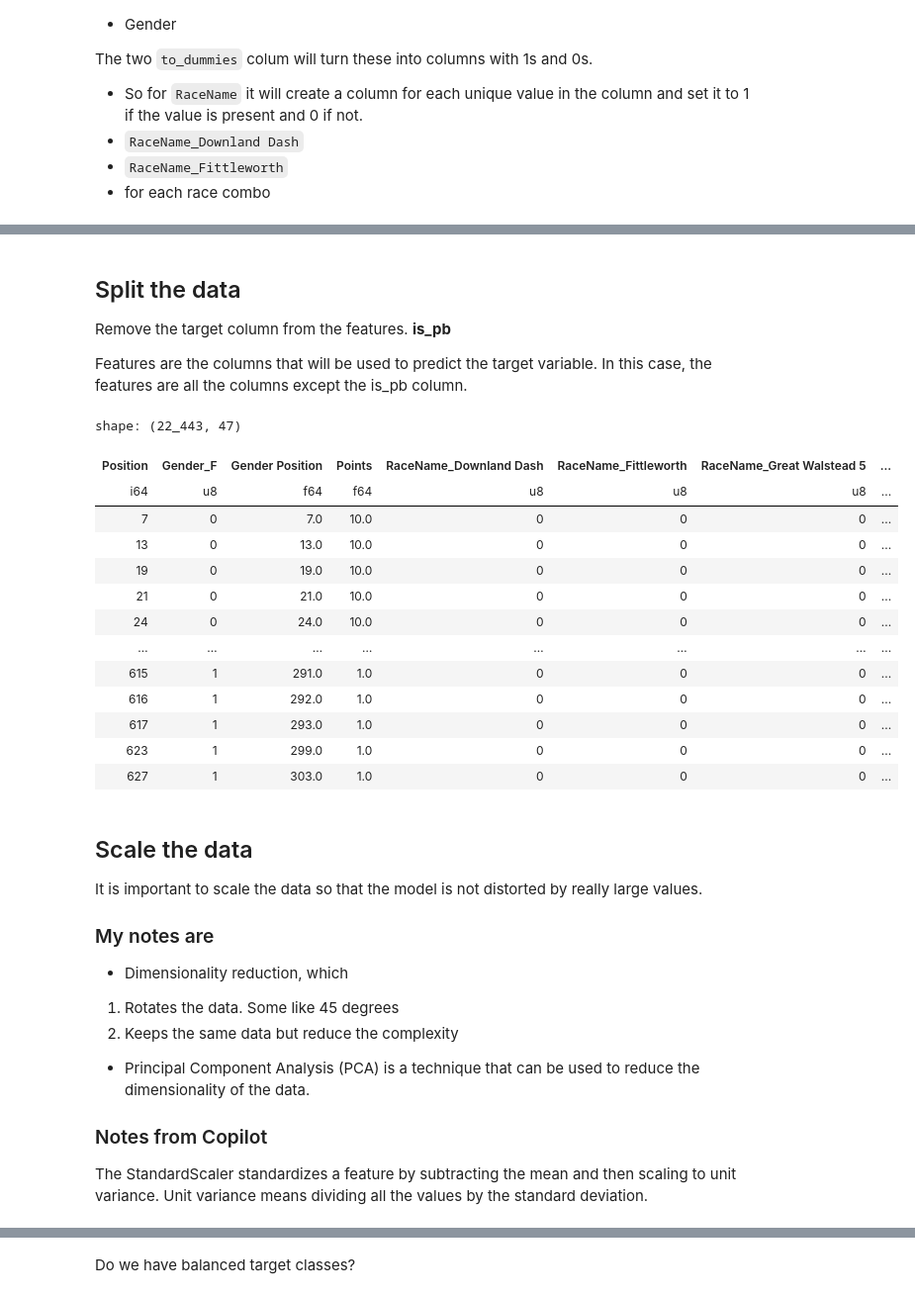
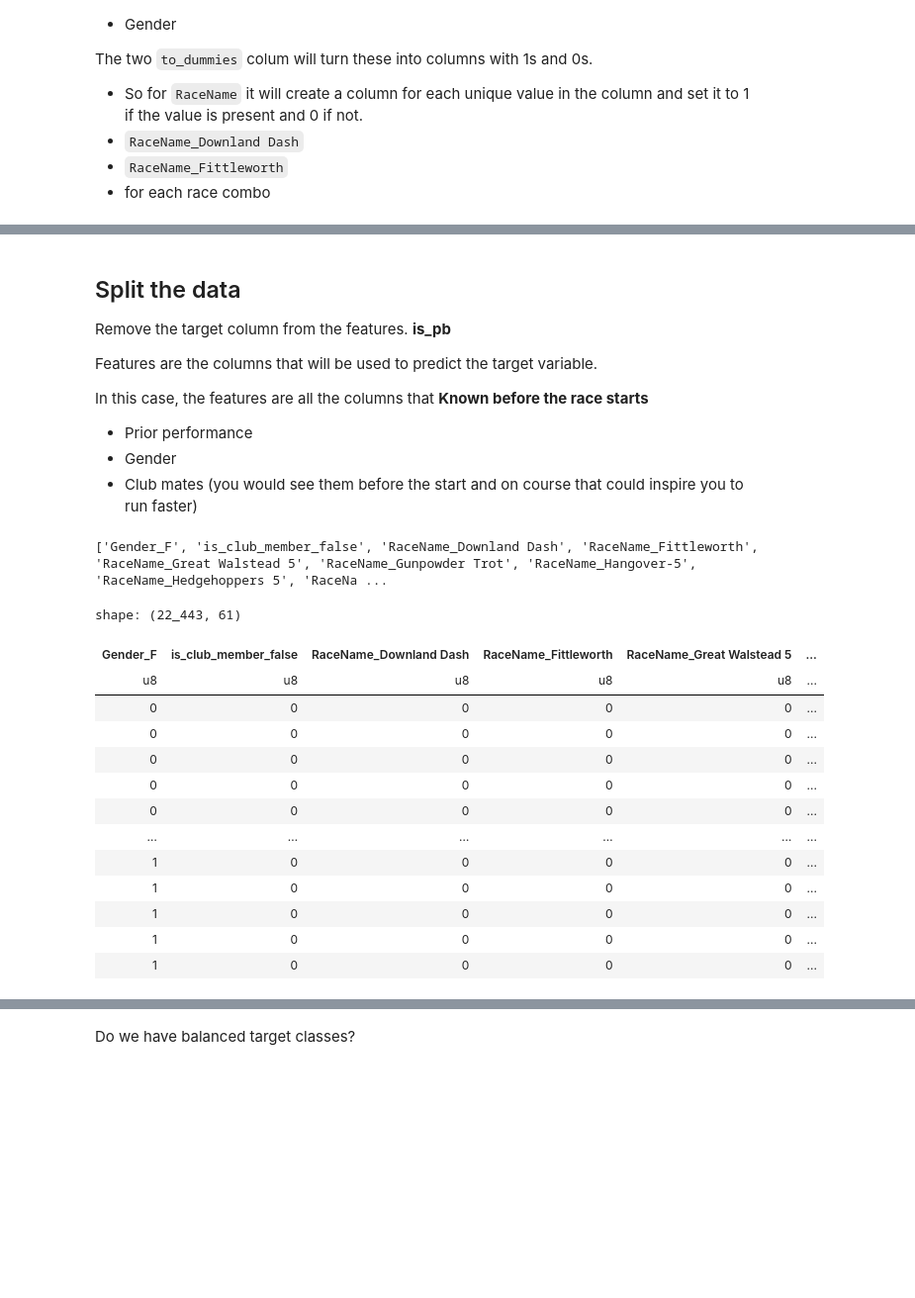
Before and after one commit to CoderGregH/wsfrl, a Jupyter notebook: WhatDrivesPb.ipynb, the cells around one changed output, grey strips where cells are left out. Shown at 99% size. Saved outputs shown, nothing was run; the diff lists cells and outputs as text; code cells hidden in the pictures; blank space fills up the shorter version.

Commit message:
Added more features - removed a lot - added ones that can help predict pb

```diff
--- a/WhatDrivesPb.ipynb
+++ b/WhatDrivesPb.ipynb
@@ -12,7 +12,7 @@ Load from CSV and clean up the data
 2. Clean up gender as it contains "M" or "Male" and "F" or "Female". Just take the first character for simplity
 3. Data Types
 # %%
-results_with_pb_df = pl.read_csv("data/withpb-all-results.csv")
+results_with_pb_df = pl.read_csv("data/withpb_and_age-all-results.csv")
 
 
 results_with_pb_df = results_with_pb_df.drop("XC_Count_of_event", "XC_Position_Min", "XC_Position_Max", "XC_Min_Age", "XC_Max_Age","exists", "from_file")
@@ -107,7 +109,7 @@ The two `to_dummies` colum will turn these into columns with 1s and 0s.
 - for each race combo
 # %%
 results_with_pb_with_dummies_df = results_with_pb_df.to_dummies(
-    ["Gender", "RaceName"], drop_first=True
+    ["Gender", "RaceName", 'p_of_10_road_age_category','is_club_member'], drop_first=True
 )
 # %%
 display(results_with_pb_with_dummies_df)
@@ -131,33 +133,51 @@ shape: (22_443, 59)
 
 Remove the target column from the features. **is_pb**
 
-Features are the columns that will be used to predict the target variable. In this case, the features are all the columns except the is_pb column.
+Features are the columns that will be used to predict the target variable.
+
+In this case, the features are all the columns that **Known before the race starts**
+- Prior performance
+- Gender
+- Club mates (you would see them before the start and on course that could inspire you to run faster)
 # %%
 pb_achieved_features_df = results_with_pb_with_dummies_df.drop("is_pb")
 
-# drop non feature columns
-pb_achieved_features_df = pb_achieved_features_df.drop("Bib Number", "Name", "date","Club" )
-pb_achieved_features_df = pb_achieved_features_df.drop( "Time", "prior_quickest_run_time", "pace" )
-pb_achieved_features_df = pb_achieved_features_df.drop( "prior_quickest_run_in_year", "prior_quickest_run_position","prior_time_vs_current_change", "prior_time_vs_current_time" )
+# Info about the RACE or runner that is not useful for prediction
+#   runner
+pb_achieved_features_df = pb_achieved_features_df.drop("Bib Number", "Name", "Club")
+pb_achieved_features_df = pb_achieved_features_df.drop(  'p_of_10_firstname', 'p_of_10_surname', 'p_of_10_track_age_category', 'p_of_10_xc_age_category', 'p_of_10_gender', 'p_of_10_club', 'p_of_10_athlete_id')
+#   race
+pb_achieved_features_df = pb_achieved_features_df.drop("date", 'year', 'month', 'day', 'distance' )
+
+# achieved time position which would be unknown at the start of the race!
+pb_achieved_features_df = pb_achieved_features_df.drop( "Time", "pace", 'Position', 'time_in_seconds','Gender Position','Points', 'club_position', 'club_position_gender', 'first_time_run' )
+
+# Prior info on years which are versus the current year or just contains the year
+pb_achieved_features_df = pb_achieved_features_df.drop( "prior_quickest_run_in_year", "prior_time_vs_current_change", "prior_time_vs_current_time", "prior_quickest_run_time", 'prior_quickest_vs_run_time', 'position_record_best_year', 'position_record_worst_year' )
+
+pb_achieved_features_df = pb_achieved_features_df.drop(  'match_type',  'matches','parameters_used', 'min_age', 'max_age', 'average_age', 'min_dob', 'max_dob', 'avg_dob')
+
+print(pb_achieved_features_df.columns)
 
 display(pb_achieved_features_df)
 
 pb_achieved_target_df = results_with_pb_df.select("is_pb")
 # %% [output]
-shape: (22_443, 47)
+['Gender_F', 'is_club_member_false', 'RaceName_Downland Dash', 'RaceName_Fittleworth', 'RaceName_Great Walstead 5', 'RaceName_Gunpowder Trot', 'RaceName_Hangover-5', 'RaceName_Hedgehoppers 5', 'RaceNa ...
+shape: (22_443, 61)
-| Position | Gender_F | Gender Position | Points | RaceName_Downland Dash | RaceName_Fittleworth | RaceName_Great Walstead 5 | ... |
-| i64 | u8 | f64 | f64 | u8 | u8 | u8 | ... |
-| 7 | 0 | 7.0 | 10.0 | 0 | 0 | 0 | ... |
-| 13 | 0 | 13.0 | 10.0 | 0 | 0 | 0 | ... |
-| 19 | 0 | 19.0 | 10.0 | 0 | 0 | 0 | ... |
-| 21 | 0 | 21.0 | 10.0 | 0 | 0 | 0 | ... |
-| 24 | 0 | 24.0 | 10.0 | 0 | 0 | 0 | ... |
-| … | … | … | … | … | … | … | ... |
-| 615 | 1 | 291.0 | 1.0 | 0 | 0 | 0 | ... |
-| 616 | 1 | 292.0 | 1.0 | 0 | 0 | 0 | ... |
-| 617 | 1 | 293.0 | 1.0 | 0 | 0 | 0 | ... |
-| 623 | 1 | 299.0 | 1.0 | 0 | 0 | 0 | ... |
-| 627 | 1 | 303.0 | 1.0 | 0 | 0 | 0 | ... |
+| Gender_F | is_club_member_false | RaceName_Downland Dash | RaceName_Fittleworth | RaceName_Great Walstead 5 | ... |
+| u8 | u8 | u8 | u8 | u8 | ... |
+| 0 | 0 | 0 | 0 | 0 | ... |
+| 0 | 0 | 0 | 0 | 0 | ... |
+| 0 | 0 | 0 | 0 | 0 | ... |
+| 0 | 0 | 0 | 0 | 0 | ... |
+| 0 | 0 | 0 | 0 | 0 | ... |
+| … | … | … | … | … | ... |
+| 1 | 0 | 0 | 0 | 0 | ... |
+| 1 | 0 | 0 | 0 | 0 | ... |
+| 1 | 0 | 0 | 0 | 0 | ... |
+| 1 | 0 | 0 | 0 | 0 | ... |
+| 1 | 0 | 0 | 0 | 0 | ... |
 # %%
 from sklearn.model_selection import train_test_split
 from sklearn.preprocessing import StandardScaler
@@ -175,16 +195,3 @@ SEED = 123
     test_size=0.30,
     random_state=SEED,
 )
-# %% [markdown]
-## Scale the data
-
-It is important to scale the data so that the model is not distorted by really large values.
-
-### My notes are
-- Dimensionality reduction, which
-1. Rotates the data. Some like 45 degrees
-2. Keeps the same data but reduce the complexity
-- Principal Component Analysis (PCA) is a technique that can be used to reduce the dimensionality of the data.
-
-### Notes from Copilot
-The StandardScaler standardizes a feature by subtracting the mean and then scaling to unit variance. Unit variance means dividing all the values by the standard deviation.
```
Also changed, not shown: parts of 9 cells of this notebook.
